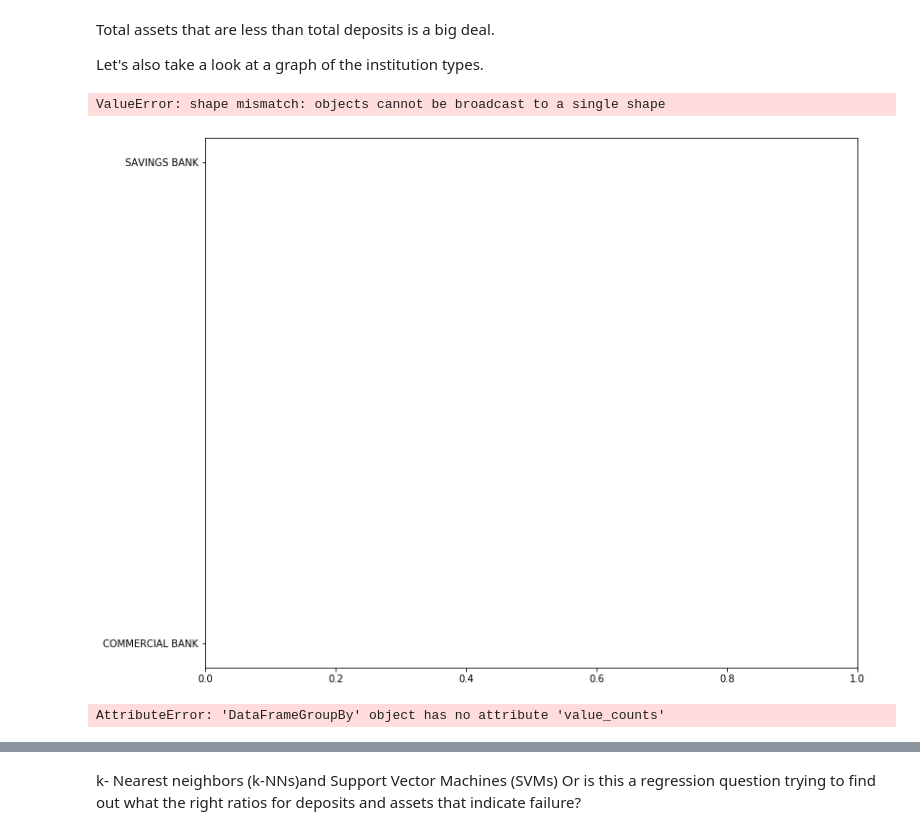
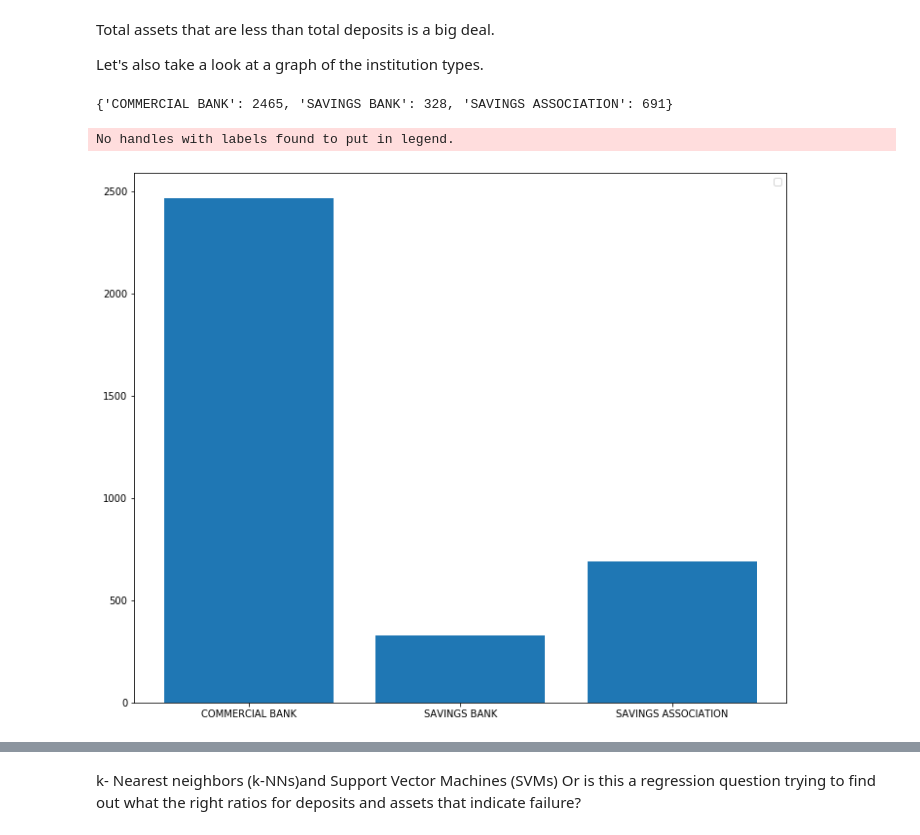
Before and after one commit to MissAle17/Bank_Failures, a Jupyter notebook: Bank_fails.ipynb, the cells around one changed output, grey strips where cells are left out. Cells and saved outputs as stored; diff of their text form; code cells hidden in the pictures.

```diff
--- a/Bank_fails.ipynb
+++ b/Bank_fails.ipynb
@@ -217,17 +217,19 @@ dtype: int64
 Total assets that are less than total deposits is a big deal.
 
 Let's also take a look at a graph of the institution types.
-# %%
-label = df['Institution Type'].unique()
-plt.figure(figsize=(12,10))
-[plt.bar(df[df['Institution Type']==x].count(),label) for x in label]
-plt.legend()
-plt.show()
-# %% [output]
-ValueError: shape mismatch: objects cannot be broadcast to a single shape
-[figure, removed]
-# %%
-df.groupby('Institution Type')
-#df[df.groupby('user_id')['user_id']
-# %% [output]
-AttributeError: 'DataFrameGroupBy' object has no attribute 'value_counts'
+# %%
+keys = df['Institution Type'].unique()
+types = {}
+
+for k in keys:
+    types[k]= len(df[df['Institution Type'] == k])
+types
+# %% [output]
+{'COMMERCIAL BANK': 2465, 'SAVINGS BANK': 328, 'SAVINGS ASSOCIATION': 691}
+# %%
+plt.figure(figsize=(12,10))
+plt.bar(types.keys(),types.values())
+plt.show()
+# %% [output]
+No handles with labels found to put in legend.
+[figure, added]
```
Also changed, not shown: parts of 1 cell of this notebook.
